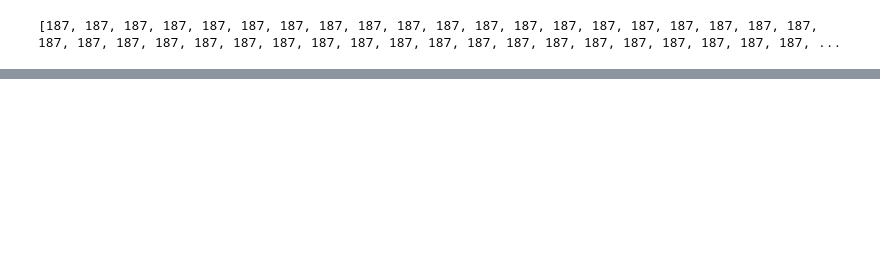
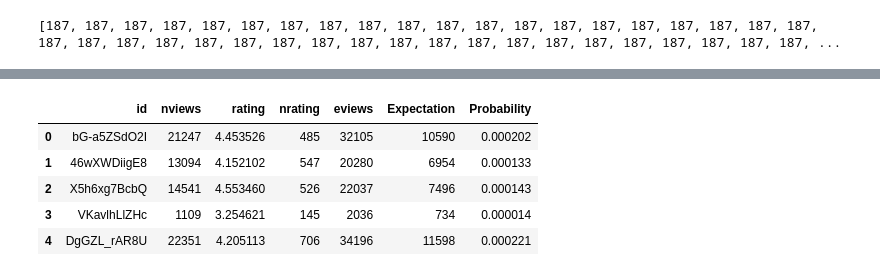
Before and after one commit to SubhankarGhosh/NetworkX, a Jupyter notebook: Paper.ipynb, the cells around one changed output, grey strips where cells are left out. Drawn from its saved outputs; the diff is of its cells as text; code cells hidden in the pictures; blank space fills up the shorter version.

```diff
--- a/Paper.ipynb
+++ b/Paper.ipynb
@@ -1048,0 +1154,9 @@ nx.draw(newG, with_labels=True)
+# %%
+rdf.head()
+# %% [output]
+|  | id | nviews | rating | nrating | eviews | Expectation | Probability |
+| 0 | bG-a5ZSdO2I | 21247 | 4.453526 | 485 | 32105 | 10590 | 0.000202 |
+| 1 | 46wXWDiigE8 | 13094 | 4.152102 | 547 | 20280 | 6954 | 0.000133 |
+| 2 | X5h6xg7BcbQ | 14541 | 4.553460 | 526 | 22037 | 7496 | 0.000143 |
+| 3 | VKavlhLlZHc | 1109 | 3.254621 | 145 | 2036 | 734 | 0.000014 |
+| 4 | DgGZL_rAR8U | 22351 | 4.205113 | 706 | 34196 | 11598 | 0.000221 |
```
Also changed, not shown: parts of 41 cells of this notebook, 2 other files.
